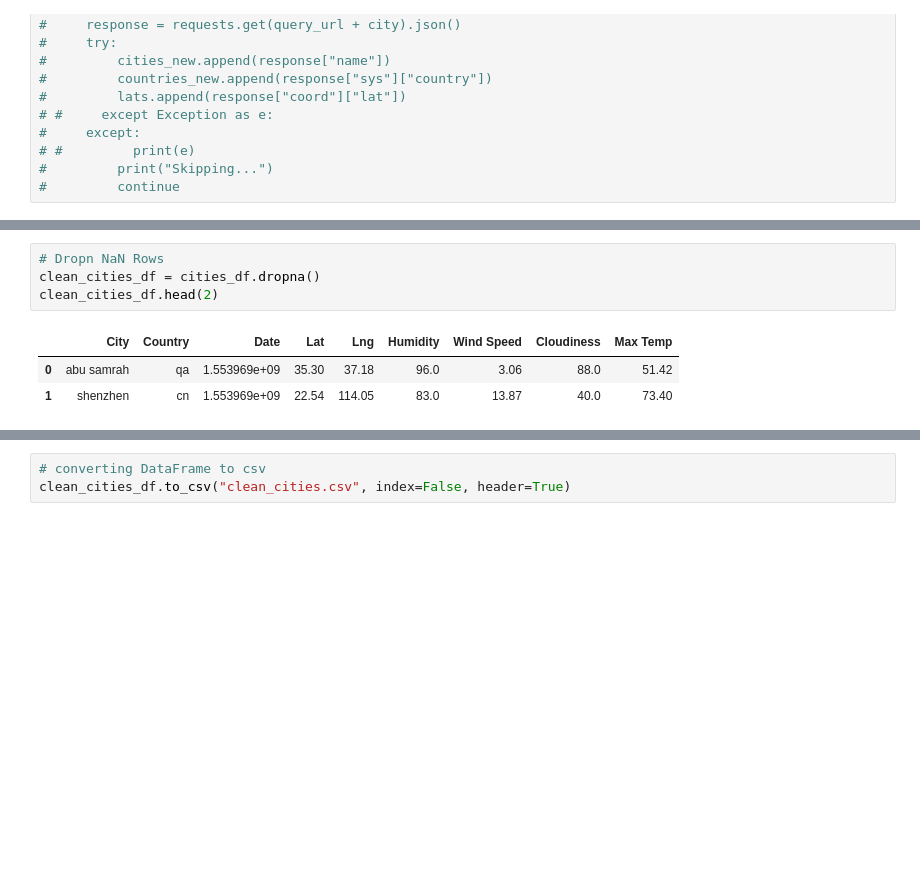
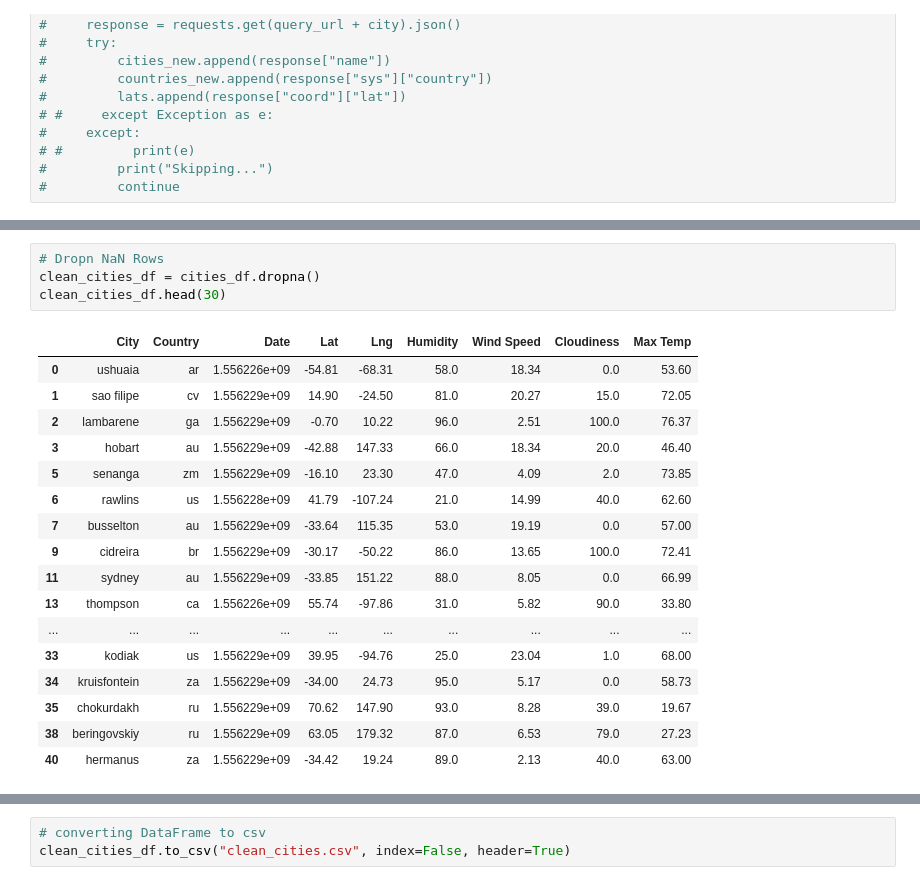
Before and after one commit to ChiqueCode/project_api_weatherpy, a Jupyter notebook: WeatherPy.ipynb, the cells around one changed output, grey strips where cells are left out. Cells and saved outputs as stored; diff of their text form; blank space fills up the shorter version.

```diff
--- a/WeatherPy.ipynb
+++ b/WeatherPy.ipynb
@@ -214,11 +211,25 @@ cities_df.head(2)
 # %%
 # Dropn NaN Rows
 clean_cities_df = cities_df.dropna()
-clean_cities_df.head(2)
+clean_cities_df.head(30)
 # %% [output]
 |  | City | Country | Date | Lat | Lng | Humidity | Wind Speed | Cloudiness | Max Temp |
-| 0 | abu samrah | qa | 1.553969e+09 | 35.30 | 37.18 | 96.0 | 3.06 | 88.0 | 51.42 |
-| 1 | shenzhen | cn | 1.553969e+09 | 22.54 | 114.05 | 83.0 | 13.87 | 40.0 | 73.40 |
+| 0 | ushuaia | ar | 1.556226e+09 | -54.81 | -68.31 | 58.0 | 18.34 | 0.0 | 53.60 |
+| 1 | sao filipe | cv | 1.556229e+09 | 14.90 | -24.50 | 81.0 | 20.27 | 15.0 | 72.05 |
+| 2 | lambarene | ga | 1.556229e+09 | -0.70 | 10.22 | 96.0 | 2.51 | 100.0 | 76.37 |
+| 3 | hobart | au | 1.556229e+09 | -42.88 | 147.33 | 66.0 | 18.34 | 20.0 | 46.40 |
+| 5 | senanga | zm | 1.556229e+09 | -16.10 | 23.30 | 47.0 | 4.09 | 2.0 | 73.85 |
+| 6 | rawlins | us | 1.556228e+09 | 41.79 | -107.24 | 21.0 | 14.99 | 40.0 | 62.60 |
+| 7 | busselton | au | 1.556229e+09 | -33.64 | 115.35 | 53.0 | 19.19 | 0.0 | 57.00 |
+| 9 | cidreira | br | 1.556229e+09 | -30.17 | -50.22 | 86.0 | 13.65 | 100.0 | 72.41 |
+| 11 | sydney | au | 1.556229e+09 | -33.85 | 151.22 | 88.0 | 8.05 | 0.0 | 66.99 |
+| 13 | thompson | ca | 1.556226e+09 | 55.74 | -97.86 | 31.0 | 5.82 | 90.0 | 33.80 |
+| ... | ... | ... | ... | ... | ... | ... | ... | ... | ... |
+| 33 | kodiak | us | 1.556229e+09 | 39.95 | -94.76 | 25.0 | 23.04 | 1.0 | 68.00 |
+| 34 | kruisfontein | za | 1.556229e+09 | -34.00 | 24.73 | 95.0 | 5.17 | 0.0 | 58.73 |
+| 35 | chokurdakh | ru | 1.556229e+09 | 70.62 | 147.90 | 93.0 | 8.28 | 39.0 | 19.67 |
+| 38 | beringovskiy | ru | 1.556229e+09 | 63.05 | 179.32 | 87.0 | 6.53 | 79.0 | 27.23 |
+| 40 | hermanus | za | 1.556229e+09 | -34.42 | 19.24 | 89.0 | 2.13 | 40.0 | 63.00 |
 # %%
 # clean_cities_df['Date'] = clean_cities_df['Date'].astype('datetime64[ns]')
 # clean_cities_df
```
Also changed, not shown: parts of 7 cells of this notebook.
